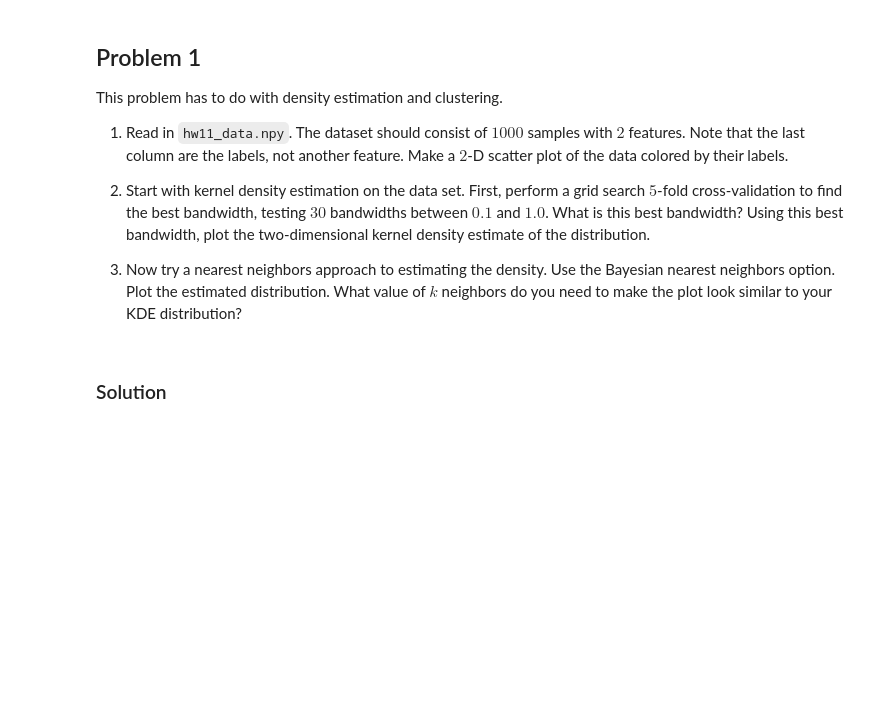
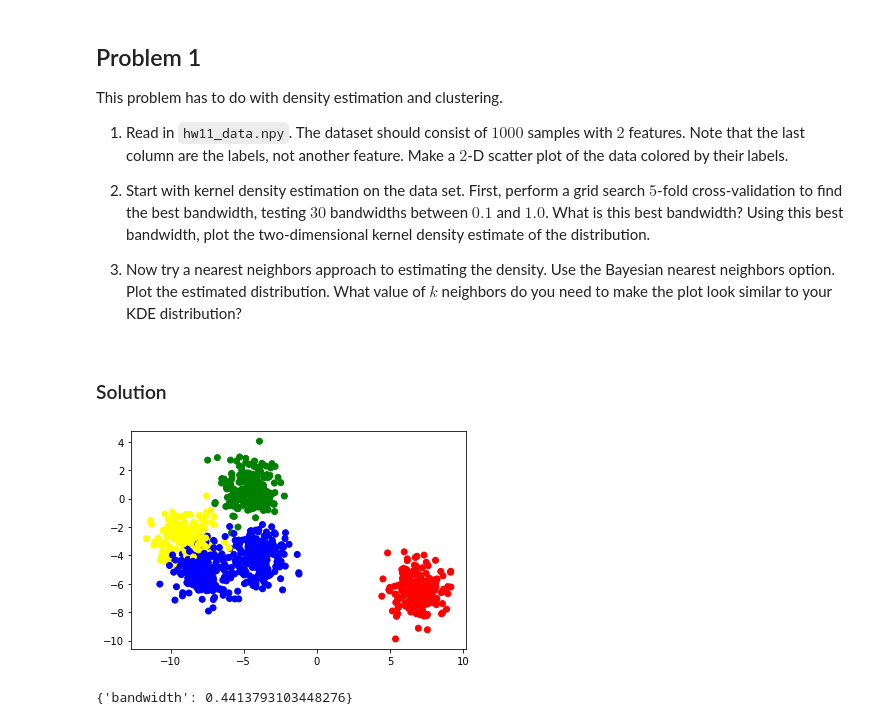
Before and after one commit to SissiChen17/astr3890, a Jupyter notebook: homework_notebooks/homework_11.ipynb, the cells around one changed output. Drawn from its saved outputs; the diff is of its cells as text; code cells hidden in the pictures; blank space fills up the shorter version.

```diff
--- a/homework_notebooks/homework_11.ipynb
+++ b/homework_notebooks/homework_11.ipynb
@@ -24,3 +24,36 @@ This problem has to do with density estimation and clustering.
 3. Now try a nearest neighbors approach to estimating the density. Use the Bayesian nearest neighbors option. Plot the estimated distribution. What value of $k$ neighbors do you need to make the plot look similar to your KDE distribution?
 # %% [markdown]
 ### Solution
+# %%
+import numpy as np
+import matplotlib
+from matplotlib import pyplot as plt
+
+data = np.load('hw11_data.npy')
+
+columns = list(zip(*data))
+
+colors = ['red','yellow','green','blue']
+
+fig, ax = plt.subplots()
+ax.scatter(columns[0], columns[1], c = columns[2],
+           cmap=matplotlib.colors.ListedColormap(colors))
+
+plt.show()
+# %% [output]
+[figure, added]
+# %%
+from sklearn.model_selection import GridSearchCV
+from sklearn.neighbors import KernelDensity
+
+new_data = np.concatenate([columns[0], columns[1]])
+
+grid = GridSearchCV(KernelDensity(),
+                    {'bandwidth': np.linspace(0.1, 1.0, 30)},
+                    cv=5) # 5-fold cross-validation
+
+grid.fit(new_data[:, None])
+bandwidth = grid.best_params_
+print(bandwidth)
+# %% [output]
+{'bandwidth': 0.4413793103448276}
```
Also changed, not shown: parts of 2 cells of this notebook, 1 other file.
